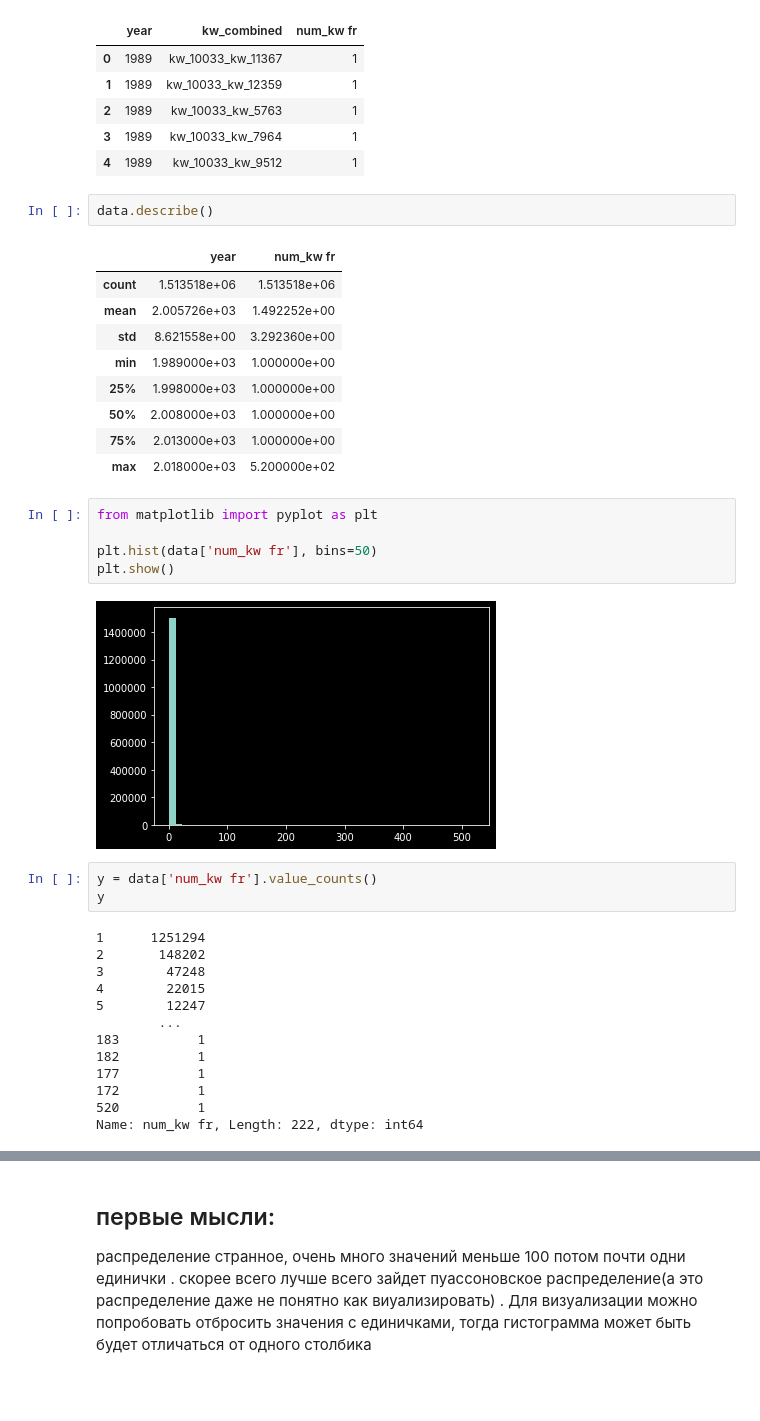
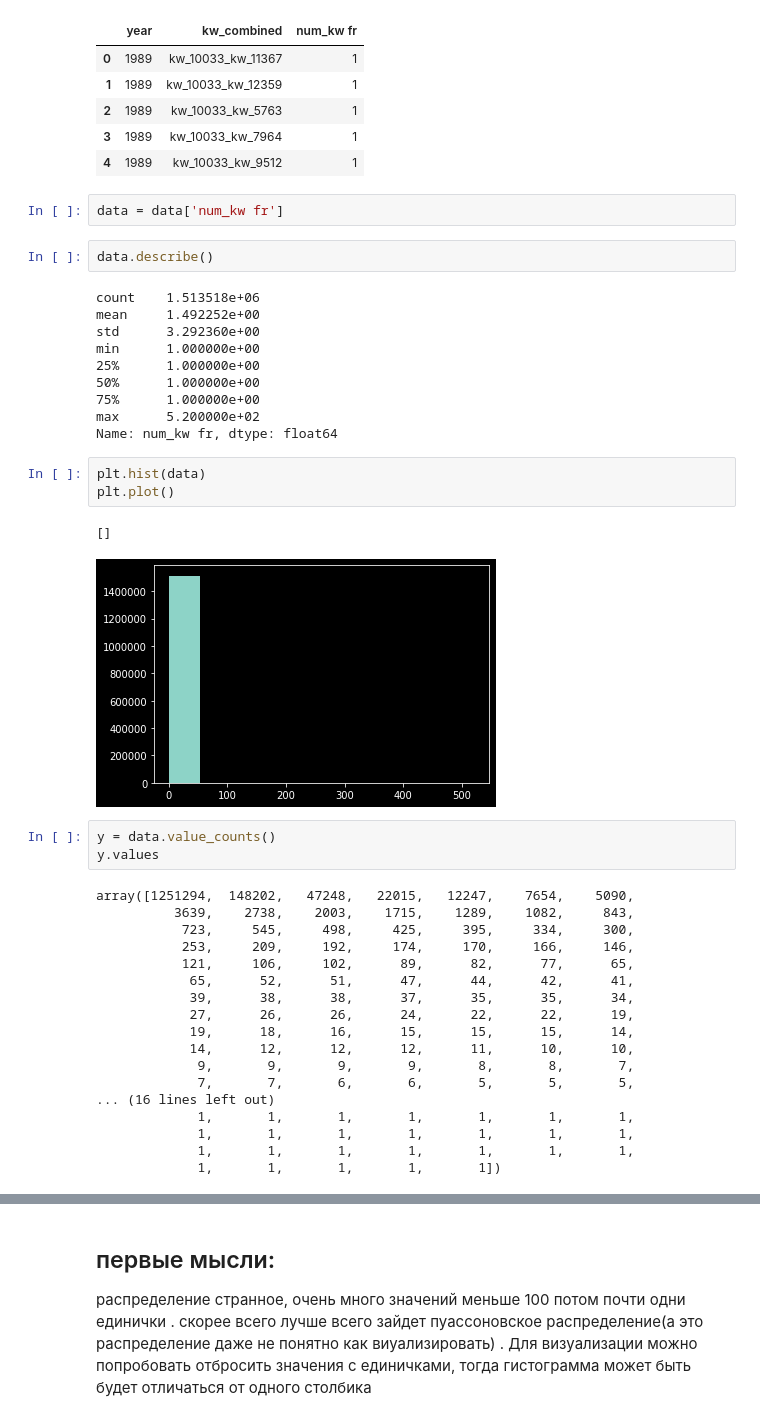
Before and after one commit to IvanSedykh/phd_migration_analysis, a Jupyter notebook: EDA.ipynb, the cells around one changed output, grey strips where cells are left out. Cells and saved outputs as stored; diff of their text form; blank space fills up the shorter version.

```diff
--- a/EDA.ipynb
+++ b/EDA.ipynb
@@ -11,38 +13,44 @@ data.head()
 | 2 | 1989 | kw_10033_kw_5763 | 1 |
 | 3 | 1989 | kw_10033_kw_7964 | 1 |
 | 4 | 1989 | kw_10033_kw_9512 | 1 |
+# %%
+data = data['num_kw fr']
 # %%
 data.describe()
 # %% [output]
-|  | year | num_kw fr |
-| count | 1.513518e+06 | 1.513518e+06 |
-| mean | 2.005726e+03 | 1.492252e+00 |
-| std | 8.621558e+00 | 3.292360e+00 |
-| min | 1.989000e+03 | 1.000000e+00 |
-| 25% | 1.998000e+03 | 1.000000e+00 |
-| 50% | 2.008000e+03 | 1.000000e+00 |
-| 75% | 2.013000e+03 | 1.000000e+00 |
-| max | 2.018000e+03 | 5.200000e+02 |
+count    1.513518e+06
+mean     1.492252e+00
+std      3.292360e+00
+min      1.000000e+00
+25%      1.000000e+00
+50%      1.000000e+00
+75%      1.000000e+00
+max      5.200000e+02
+Name: num_kw fr, dtype: float64
-# %%
-from matplotlib import pyplot as plt
-
-plt.hist(data['num_kw fr'], bins=50)
-plt.show()
-# %% [output]
-[figure, removed]
+# %%
+plt.hist(data)
+plt.plot()
+# %% [output]
+[]
+[figure, added]
 # %%
-y = data['num_kw fr'].value_counts()
-y
+y = data.value_counts()
+y.values
 # %% [output]
-1      1251294
-2       148202
-3        47248
-4        22015
-5        12247
-        ...
-183          1
-182          1
-177          1
-172          1
-520          1
-Name: num_kw fr, Length: 222, dtype: int64
+array([1251294,  148202,   47248,   22015,   12247,    7654,    5090,
+          3639,    2738,    2003,    1715,    1289,    1082,     843,
+           723,     545,     498,     425,     395,     334,     300,
+           253,     209,     192,     174,     170,     166,     146,
+           121,     106,     102,      89,      82,      77,      65,
+            65,      52,      51,      47,      44,      42,      41,
+            39,      38,      38,      37,      35,      35,      34,
+            27,      26,      26,      24,      22,      22,      19,
+            19,      18,      16,      15,      15,      15,      14,
+            14,      12,      12,      12,      11,      10,      10,
+             9,       9,       9,       9,       8,       8,       7,
+             7,       7,       6,       6,       5,       5,       5,
+... (16 lines left out)
+             1,       1,       1,       1,       1,       1,       1,
+             1,       1,       1,       1,       1,       1,       1,
+             1,       1,       1,       1,       1,       1,       1,
+             1,       1,       1,       1,       1])
```
Also changed, not shown: parts of 18 cells of this notebook.
